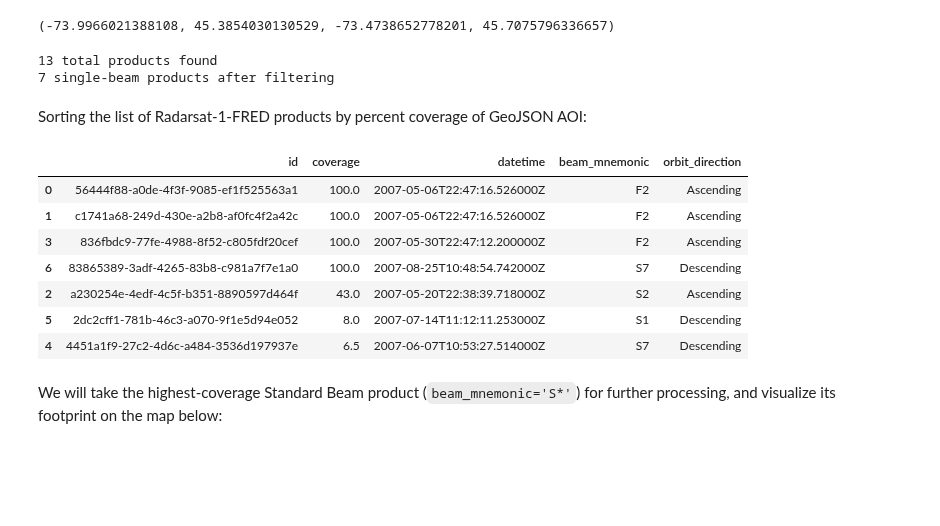
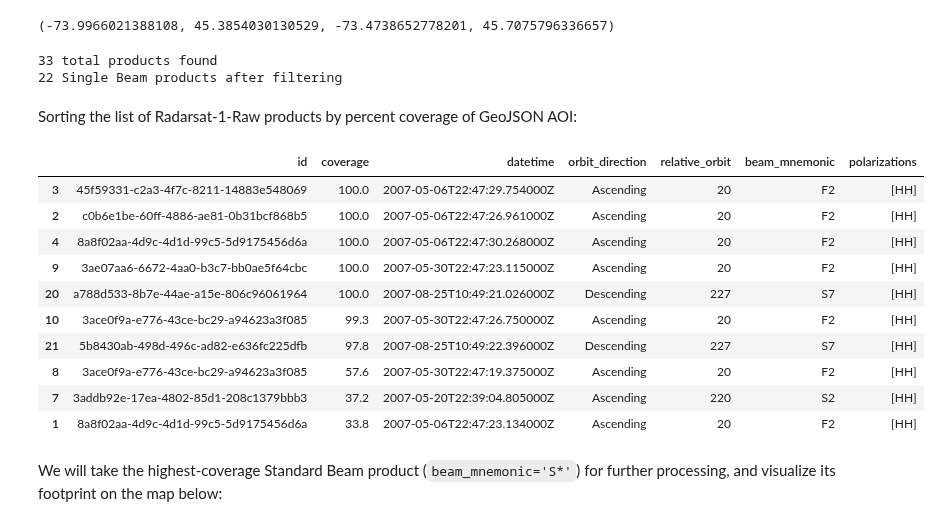
Before and after one commit to eodms-sgdot/rcm-ard-stac-examples, a Jupyter notebook: examples/radarsat1_l1_processing.ipynb, the cells around one changed output. Saved outputs shown, nothing was run; the diff lists cells and outputs as text; code cells hidden in the pictures; blank space fills up the shorter version.

```diff
--- a/examples/radarsat1_l1_processing.ipynb
+++ b/examples/radarsat1_l1_processing.ipynb
@@ -46,9 +52,16 @@ bbox
 # %%
 # List all items in collection within date range that intersect with bounding box
 catalog_url = 'https://www.eodms-sgdot.nrcan-rncan.gc.ca/search'
-collection = 'Radarsat-1-FRED'
+collection = 'Radarsat-1-Raw'
 
 catalog = Client.open(catalog_url)
+
+# Clear the cache - StacApiIO uses a different cache structure
+if hasattr(catalog._stac_io, '_cached'):
+    catalog._stac_io._cached.clear()
+elif hasattr(catalog._stac_io, 'cache'):
+    catalog._stac_io.cache.clear()
+
 search = catalog.search(
     collections=[collection],
     bbox=bbox,
@@ -60,14 +73,14 @@ search = catalog.search(
 all_items = search.item_collection()
 print(f'{len(all_items)} total products found')
 
-# Filter for Single Beam Mode only (ScanSAR Mode is currently unsupported for L1 processing)
-items = [item for item in all_items if item.properties.get('mode') == 'SB']
-print(f'{len(items)} single-beam products after filtering')
+# Filter for Single Beam Mode only (ScanSAR is currently unsupported for L1 processing)
+items = [item for item in all_items if not item.properties.get('beam_mode').startswith('ScanSAR')]
+print(f'{len(items)} Single Beam products after filtering')
 # %% [output]
-13 total products found
-7 single-beam products after filtering
+33 total products found
+22 Single Beam products after filtering
 # %% [markdown]
-Sorting the list of Radarsat-1-FRED products by percent coverage of GeoJSON AOI:
+Sorting the list of Radarsat-1-Raw products by percent coverage of GeoJSON AOI:
 # %%
 def calculate_coverage(item, aoi_gdf):
     "''Calculate the percent coverage of a STAC item footprint over a provided AOI geometry"""
@@ -93,27 +106,23 @@ def calculate_coverage(item, aoi_gdf):
     return coverage_percent
 # %%
 def create_coverage_table(items, aoi_gdf):
-    """Sorts all STAC items in an item_collection by percent coverage of an AOI"""
+    """Sorts all STAC items from a Radarsat-1-RAW collection search by percent coverage of an AOI"""
 
     dict_list = []
     for item in items:
-
-        # percent coverage
+        # calcualte percent coverage
         aoi_coverage = calculate_coverage(item, aoi_gdf)
 
-        # item properties
+        # metadata from item properties
         item_dict = item.to_dict()
-        id = item_dict.get('id')
-        datetime = item_dict.get('properties').get('datetime')
-        beam_mnemonic = item_dict.get('properties').get('beam_mnemonic')
-        orbit_direction = item_dict.get('properties').get('orbit_direction')
-
         dict_list.append({
-            'id': id,
+            'id': item_dict.get('id'),
             'coverage': aoi_coverage,
-            'datetime': datetime,
-            'beam_mnemonic': beam_mnemonic,
-            'orbit_direction': orbit_direction
+            'datetime': item_dict.get('properties').get('datetime'),
+            'orbit_direction': item_dict.get('properties').get('orbit_direction'),
+            'relative_orbit': item_dict.get('properties').get('relative_orbit'),
+            'beam_mnemonic': item_dict.get('properties').get('beam_mnemonic'),
+            'polarizations': item_dict.get('properties').get('sar:polarizations')
         })
 
     # Return table with results
@@ -122,16 +131,19 @@ def create_coverage_table(items, aoi_gdf):
     return coverage_table
 # %%
 coverage_table = create_coverage_table(items, aoi_gdf)
-coverage_table
+coverage_table[0:10]  # top 10 results by % coverage
 # %% [output]
-|  | id | coverage | datetime | beam_mnemonic | orbit_direction |
-| 0 | 56444f88-a0de-4f3f-9085-ef1f525563a1 | 100.0 | 2007-05-06T22:47:16.526000Z | F2 | Ascending |
-| 1 | c1741a68-249d-430e-a2b8-af0fc4f2a42c | 100.0 | 2007-05-06T22:47:16.526000Z | F2 | Ascending |
-| 3 | 836fbdc9-77fe-4988-8f52-c805fdf20cef | 100.0 | 2007-05-30T22:47:12.200000Z | F2 | Ascending |
-| 6 | 83865389-3adf-4265-83b8-c981a7f7e1a0 | 100.0 | 2007-08-25T10:48:54.742000Z | S7 | Descending |
-| 2 | a230254e-4edf-4c5f-b351-8890597d464f | 43.0 | 2007-05-20T22:38:39.718000Z | S2 | Ascending |
-| 5 | 2dc2cff1-781b-46c3-a070-9f1e5d94e052 | 8.0 | 2007-07-14T11:12:11.253000Z | S1 | Descending |
-| 4 | 4451a1f9-27c2-4d6c-a484-3536d197937e | 6.5 | 2007-06-07T10:53:27.514000Z | S7 | Descending |
+|  | id | coverage | datetime | orbit_direction | relative_orbit | beam_mnemonic | polarizations |
+| 3 | 45f59331-c2a3-4f7c-8211-14883e548069 | 100.0 | 2007-05-06T22:47:29.754000Z | Ascending | 20 | F2 | [HH] |
+| 2 | c0b6e1be-60ff-4886-ae81-0b31bcf868b5 | 100.0 | 2007-05-06T22:47:26.961000Z | Ascending | 20 | F2 | [HH] |
+| 4 | 8a8f02aa-4d9c-4d1d-99c5-5d9175456d6a | 100.0 | 2007-05-06T22:47:30.268000Z | Ascending | 20 | F2 | [HH] |
+| 9 | 3ae07aa6-6672-4aa0-b3c7-bb0ae5f64cbc | 100.0 | 2007-05-30T22:47:23.115000Z | Ascending | 20 | F2 | [HH] |
+| 20 | a788d533-8b7e-44ae-a15e-806c96061964 | 100.0 | 2007-08-25T10:49:21.026000Z | Descending | 227 | S7 | [HH] |
+| 10 | 3ace0f9a-e776-43ce-bc29-a94623a3f085 | 99.3 | 2007-05-30T22:47:26.750000Z | Ascending | 20 | F2 | [HH] |
+| 21 | 5b8430ab-498d-496c-ad82-e636fc225dfb | 97.8 | 2007-08-25T10:49:22.396000Z | Descending | 227 | S7 | [HH] |
+| 8 | 3ace0f9a-e776-43ce-bc29-a94623a3f085 | 57.6 | 2007-05-30T22:47:19.375000Z | Ascending | 20 | F2 | [HH] |
+| 7 | 3addb92e-17ea-4802-85d1-208c1379bbb3 | 37.2 | 2007-05-20T22:39:04.805000Z | Ascending | 220 | S2 | [HH] |
+| 1 | 8a8f02aa-4d9c-4d1d-99c5-5d9175456d6a | 33.8 | 2007-05-06T22:47:23.134000Z | Ascending | 20 | F2 | [HH] |
 # %% [markdown]
 We will take the highest-coverage Standard Beam product (`beam_mnemonic='S*'`) for further processing, and visualize its footprint on the map below:
 # %%
```
Also changed, not shown: parts of 28 cells of this notebook, 1 other file.
